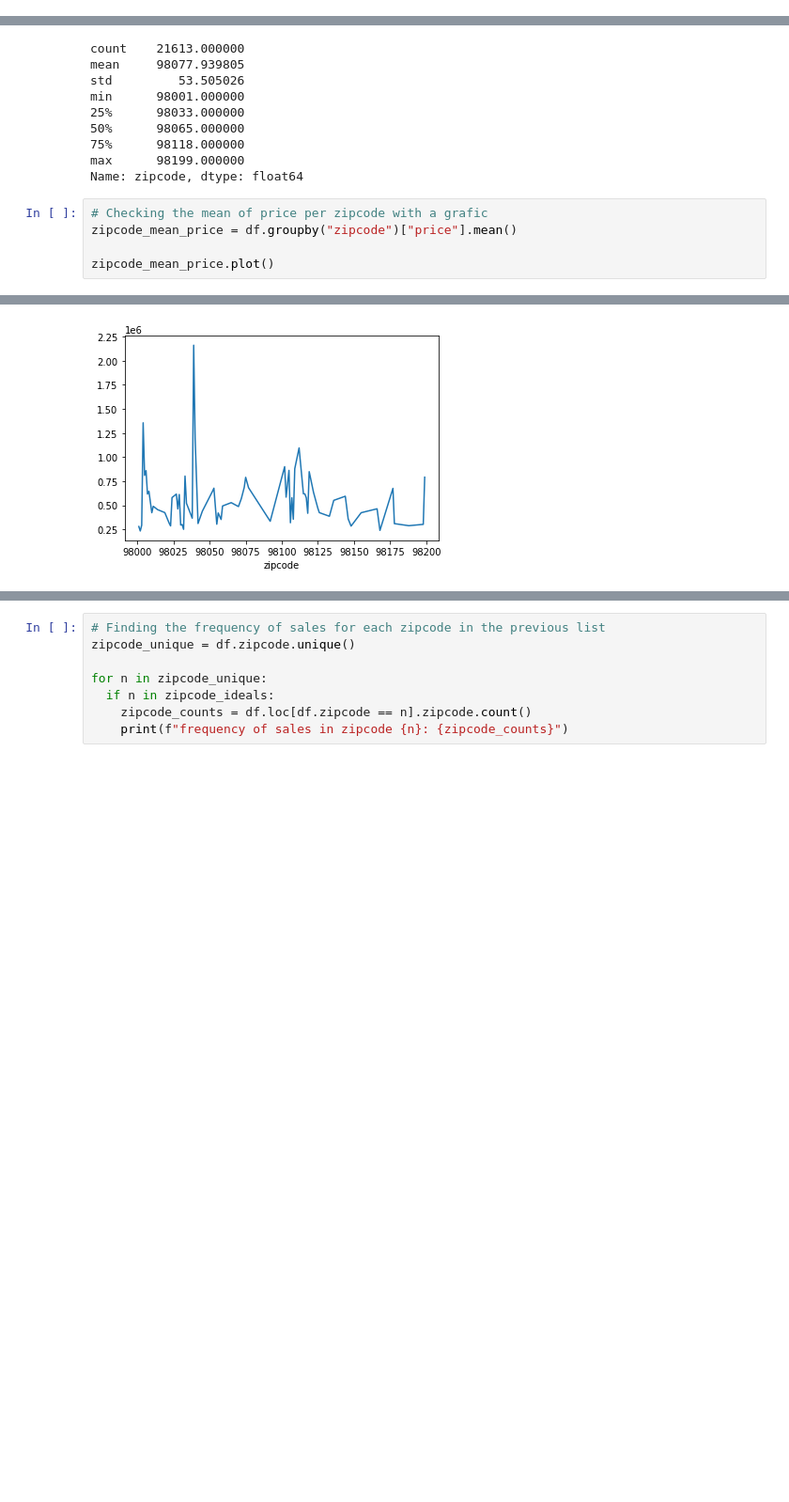
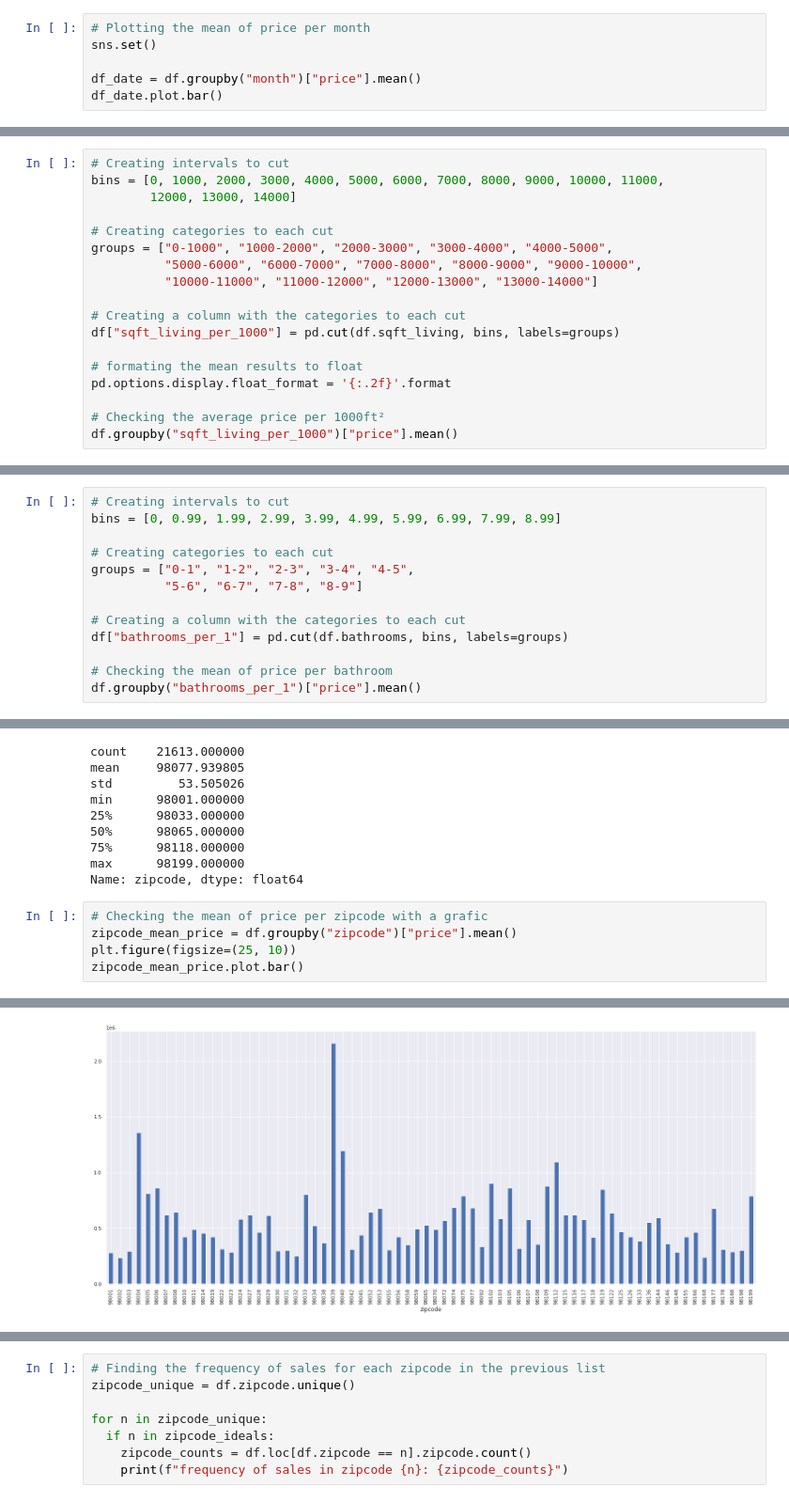
Before and after one commit to ArturAvelino/house_rocket_challenge, a Jupyter notebook: data_analysis/house_rocket_challenge.ipynb, the cells around one changed output, grey strips where cells are left out. Shown at 94% size. Drawn from its saved outputs; the diff is of its cells as text; blank space fills up the shorter version.

```diff
--- a/data_analysis/house_rocket_challenge.ipynb
+++ b/data_analysis/house_rocket_challenge.ipynb
@@ -67,0 +104,6 @@ The average price in month 12: 524461.87
+# %%
+# Plotting the mean of price per month
+sns.set()
+
+df_date = df.groupby("month")["price"].mean()
+df_date.plot.bar()
@@ -220,0 +176,18 @@ Frequency between 13000-14000: 1.0
+# %%
+# Creating intervals to cut
+bins = [0, 1000, 2000, 3000, 4000, 5000, 6000, 7000, 8000, 9000, 10000, 11000,
+        12000, 13000, 14000]
+
+# Creating categories to each cut
+groups = ["0-1000", "1000-2000", "2000-3000", "3000-4000", "4000-5000",
+          "5000-6000", "6000-7000", "7000-8000", "8000-9000", "9000-10000",
+          "10000-11000", "11000-12000", "12000-13000", "13000-14000"]
+
+# Creating a column with the categories to each cut
+df["sqft_living_per_1000"] = pd.cut(df.sqft_living, bins, labels=groups)
+
+# formating the mean results to float
+pd.options.display.float_format = '{:.2f}'.format
+
+# Checking the average price per 1000ft²
+df.groupby("sqft_living_per_1000")["price"].mean()
@@ -406,0 +375,13 @@ Frequency for 8-9 bathrooms: 2.0
+# %%
+# Creating intervals to cut
+bins = [0, 0.99, 1.99, 2.99, 3.99, 4.99, 5.99, 6.99, 7.99, 8.99]
+
+# Creating categories to each cut
+groups = ["0-1", "1-2", "2-3", "3-4", "4-5",
+          "5-6", "6-7", "7-8", "8-9"]
+
+# Creating a column with the categories to each cut
+df["bathrooms_per_1"] = pd.cut(df.bathrooms, bins, labels=groups)
+
+# Checking the mean of price per bathroom
+df.groupby("bathrooms_per_1")["price"].mean()
@@ -717,8 +741,8 @@ Name: zipcode, dtype: float64
 # %%
 # Checking the mean of price per zipcode with a grafic
 zipcode_mean_price = df.groupby("zipcode")["price"].mean()
-
-zipcode_mean_price.plot()
+plt.figure(figsize=(25, 10))
+zipcode_mean_price.plot.bar()
 # %% [output]
 <matplotlib.axes._subplots.AxesSubplot at 0x...>
-[figure, old version]
+[figure, new version]
```
Also changed, not shown: parts of 78 cells of this notebook.
